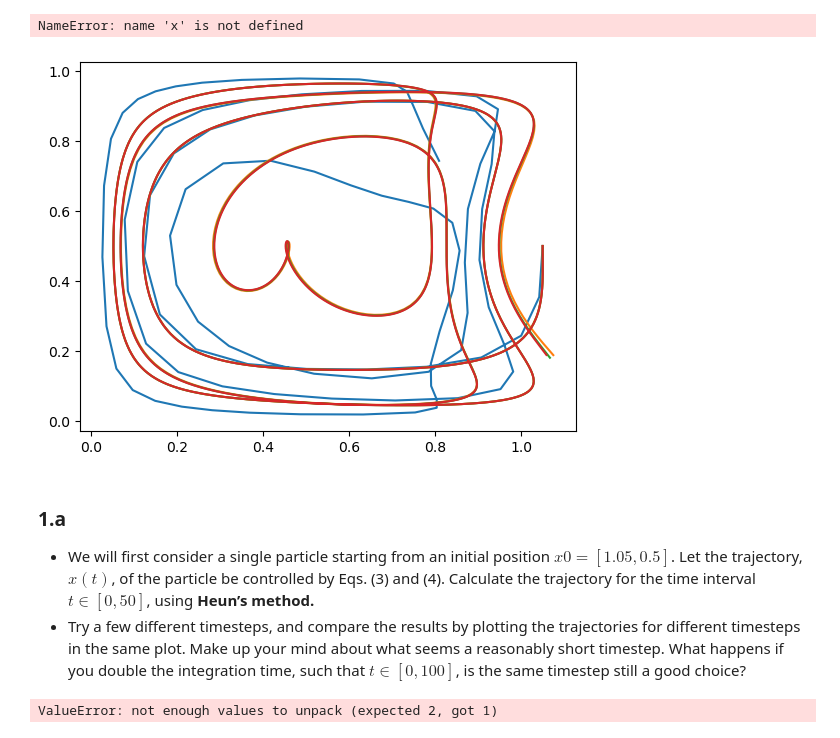
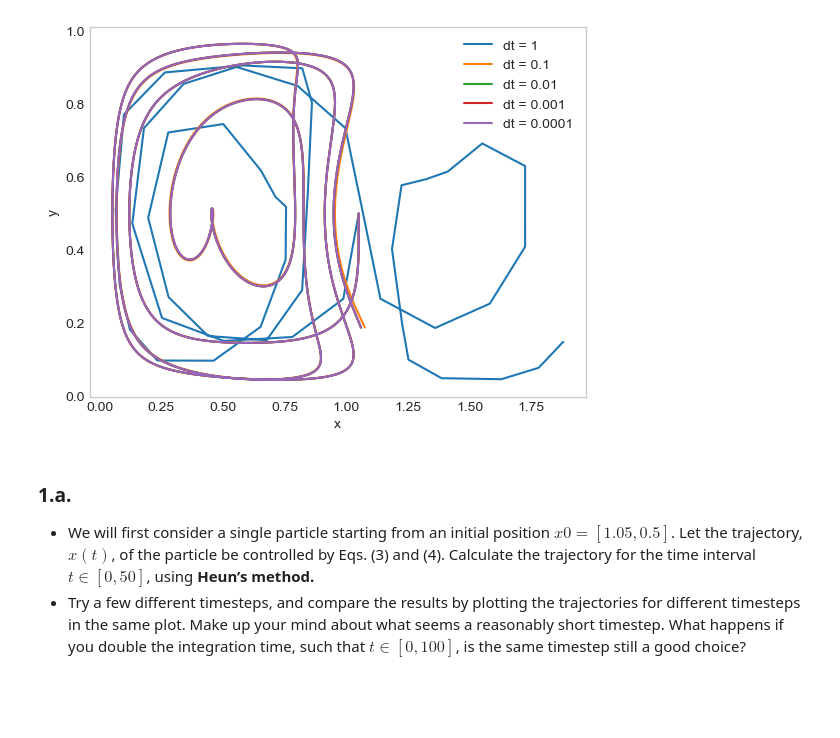
Before and after one commit to TrymSaether/Particle-transport-with-ocean-currents, a Jupyter notebook: tekfysprosjekt.ipynb, the cells around one changed output. Drawn from its saved outputs; the diff is of its cells as text; code cells hidden in the pictures; blank space fills up the shorter version.

```diff
--- a/tekfysprosjekt.ipynb
+++ b/tekfysprosjekt.ipynb
@@ -5,10 +5,9 @@ import scipy.interpolate as interp
 # %%
 # Heuns method
-def heun(x0, y0, t0, tf, f, Nmax=100):
+def heun(x0, y0, t0, tf, f, dt=0.01):
     xs = [x0]
     ys = [y0]
     ts = [t0]
-    dt = (tf - t0) / Nmax
 
     while ts[-1] < tf:
         x,y, t = xs[-1],ys[-1],ts[-1]
@@ -19,37 +18,37 @@ def heun(x0, y0, t0, tf, f, Nmax=100):
         ys.append(y + 0.5 * dt * (k0_y + k1_y))
         ts.append(t + dt)
     return np.array(xs), np.array(ys), np.array(ts)
 
 
 def func(x, t):
     eps, w = 0.25, 1
     a = eps * np.sin(w * t)
     b = 1 - 2 * eps * np.sin(w * t)
     dy_dx = 2 * a * x + b
     y = a * x**2 + b * x
     return y, dy_dx
 
 def velocity(x, y, t):
     A = 0.1
     f, df = func(x, t)
     vx = -np.pi * A * np.sin(np.pi * f) * np.cos(np.pi * y)
     vy = np.pi * A * np.cos(np.pi * f) * np.sin(np.pi * y) * df
     return vx, vy
 
 
 
 ti, tf = 0, 50
 x0, y0 = np.array([1.05, 0.50])
 
-for N in [100, 500, 1000, 10000]:
-    xs, ys, ts = heun(x0, y0, ti, tf, velocity, N)
-    plt.plot(xs, ys, label ='{}'.format((tf - ti) / N))
+for dt in [1, 0.1, 0.01, 0.001, 0.0001]:
+    xs, ys, ts = heun(x0, y0, ti, tf, velocity, dt)
+    plt.plot(xs, ys, label = "dt = {}".format(dt))
 
-plt.xlabel(x)
-plt.ylabel(y)
+
+plt.xlabel('x')
+plt.ylabel('y')
 plt.legend()
 plt.grid()
 plt.show()
 # %% [output]
-NameError: name 'x' is not defined
-[figure, old version]
+[figure, new version]
@@ -56,4 +58,4 @@ NameError: name 'x' is not defined
 # %% [markdown]
-### 1.a
+### 1.a.
 - We will first consider a single particle starting from an initial position $x0 = [1.05, 0.5]$. Let the trajectory, $x(t)$, of the particle be controlled by Eqs. (3) and (4). Calculate the trajectory for the time interval $t \in [0, 50]$, using **Heun’s method.**
 - Try a few different timesteps, and compare the results by plotting the trajectories for different timesteps in the same plot. Make up your mind about what seems a reasonably short timestep. What happens if you double the integration time, such that $t \in [0, 100]$, is the same timestep still a good choice?
@@ -66,27 +61,0 @@ traj.oppgave_1a()
-# %%
-# Oppgave 1b
-traj1b = Trajectory()
-
-run_times = []
-
-Np = 100
-ti, tf = 0, 100
-
-# Initialize particles here,
-x0_grid, y0_grid = np.meshgrid(np.linspace(1e-3, 0.1, int(Np/10)), np.linspace(1e-3, 0.1, int(Np/10))),
-
-
-y0_list = y0_grid.flatten()
-x0_list = x0_grid.flatten()
-
-x_list = []
-y_list = []
-t_list = []
-
-for x0, y0 in zip(x0_list, y0_list):
-    xs, ys, ts = heun(x0, y0, ti, tf, velocity, Nmax = 1000)
-    x_list.append(xs)
-    y_list.append(ys)
-    t_list.append(ts)
-# %% [output]
-ValueError: not enough values to unpack (expected 2, got 1)
```
Also changed, not shown: parts of 9 cells of this notebook, 2 other files.
